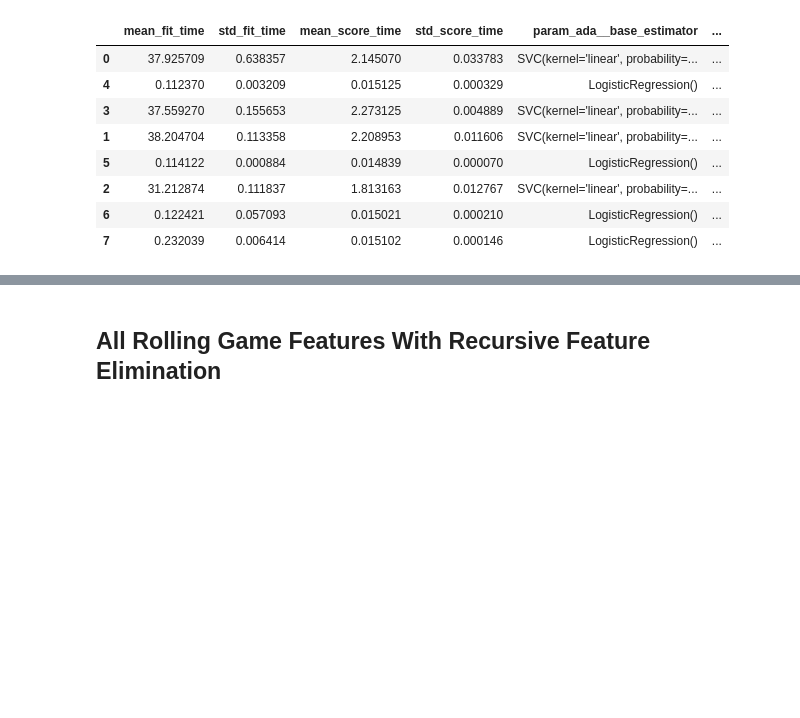
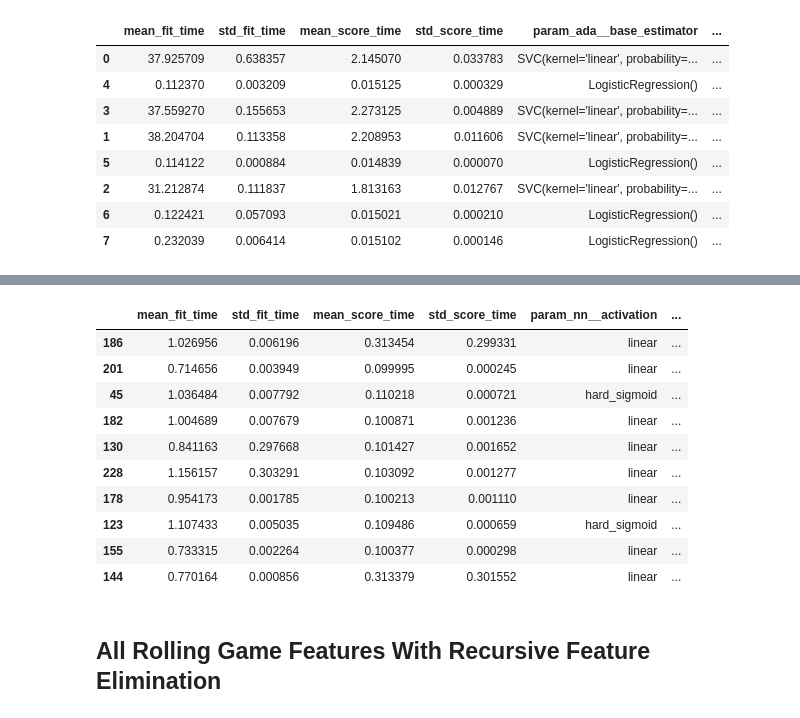
Before and after one commit to gschwaeb/NHL_Game_Prediction, a Jupyter notebook: Modeling 2.ipynb, the cells around one changed output, grey strips where cells are left out. Drawn from its saved outputs; the diff is of its cells as text; code cells hidden in the pictures; blank space fills up the shorter version.

```diff
--- a/Modeling 2.ipynb
+++ b/Modeling 2.ipynb
@@ -460,3 +485,15 @@ gb_results.head(10)
 It does not seem that gradient boosting is producing good results for this dataset
 # %% [markdown]
 ### Neural Network
+# %%
+def build_model(optimizer='adam', activation='relu', neurons = 1, dropout_rate=0.0, weight_constraint=0):
+    model = Sequential()
+    model.add(Dense(neurons, activation=activation, input_dim=44, kernel_constraint=maxnorm(weight_constraint)))
+    model.add(Dropout(dropout_rate))
+    model.add(Dense(4, activation=activation))
+    model.add(Dense(1, activation = 'sigmoid'))
+
+    model.compile(optimizer=optimizer,
+                  loss='binary_crossentropy',
+                  metrics=['accuracy'])
+    return model
@@ -463,12 +625,10 @@ It does not seem that gradient boosting is producing good results for this datas
 # %%
-def build_model():
-    model = Sequential()
-    model.add(Dense(12, activation='relu', input_dim=44))
-    model.add(Dense(8, activation='relu'))
-    model.add(Dense(4, activation='relu'))
-    model.add(Dense(1, activation = 'sigmoid'))
+model = Sequential()
+model.add(Dense(36, activation='linear', input_dim=44, kernel_constraint=maxnorm(3)))
+model.add(Dropout(.3))
+model.add(Dense(4, activation='linear'))
+model.add(Dense(1, activation = 'sigmoid'))
 
-    model.compile(optimizer='adam',
-                  loss='binary_crossentropy',
-                  metrics=['accuracy'])
-    return model
+model.compile(optimizer='Adam',
+              loss='binary_crossentropy',
+              metrics=['accuracy'])
@@ -748,0 +834,2 @@ ada_40_results.head(10)
+# %%
+nn_40_cv.fit(X_train, y_train)
@@ -749,3 +855,18 @@ ada_40_results.head(10)
+# %%
+nn_40_results = pd.DataFrame(nn_40_cv.cv_results_).sort_values('mean_test_neg_log_loss', ascending=False)
+nn_40_results.head(10)
+# %% [output]
+|  | mean_fit_time | std_fit_time | mean_score_time | std_score_time | param_nn__activation | ... |
+| 186 | 1.026956 | 0.006196 | 0.313454 | 0.299331 | linear | ... |
+| 201 | 0.714656 | 0.003949 | 0.099995 | 0.000245 | linear | ... |
+| 45 | 1.036484 | 0.007792 | 0.110218 | 0.000721 | hard_sigmoid | ... |
+| 182 | 1.004689 | 0.007679 | 0.100871 | 0.001236 | linear | ... |
+| 130 | 0.841163 | 0.297668 | 0.101427 | 0.001652 | linear | ... |
+| 228 | 1.156157 | 0.303291 | 0.103092 | 0.001277 | linear | ... |
+| 178 | 0.954173 | 0.001785 | 0.100213 | 0.001110 | linear | ... |
+| 123 | 1.107433 | 0.005035 | 0.109486 | 0.000659 | hard_sigmoid | ... |
+| 155 | 0.733315 | 0.002264 | 0.100377 | 0.000298 | linear | ... |
+| 144 | 0.770164 | 0.000856 | 0.313379 | 0.301552 | linear | ... |
 # %% [markdown]
 ## All Rolling Game Features With Recursive Feature Elimination
 # %%
```
Also changed, not shown: parts of 39 cells of this notebook, 4 other files.
